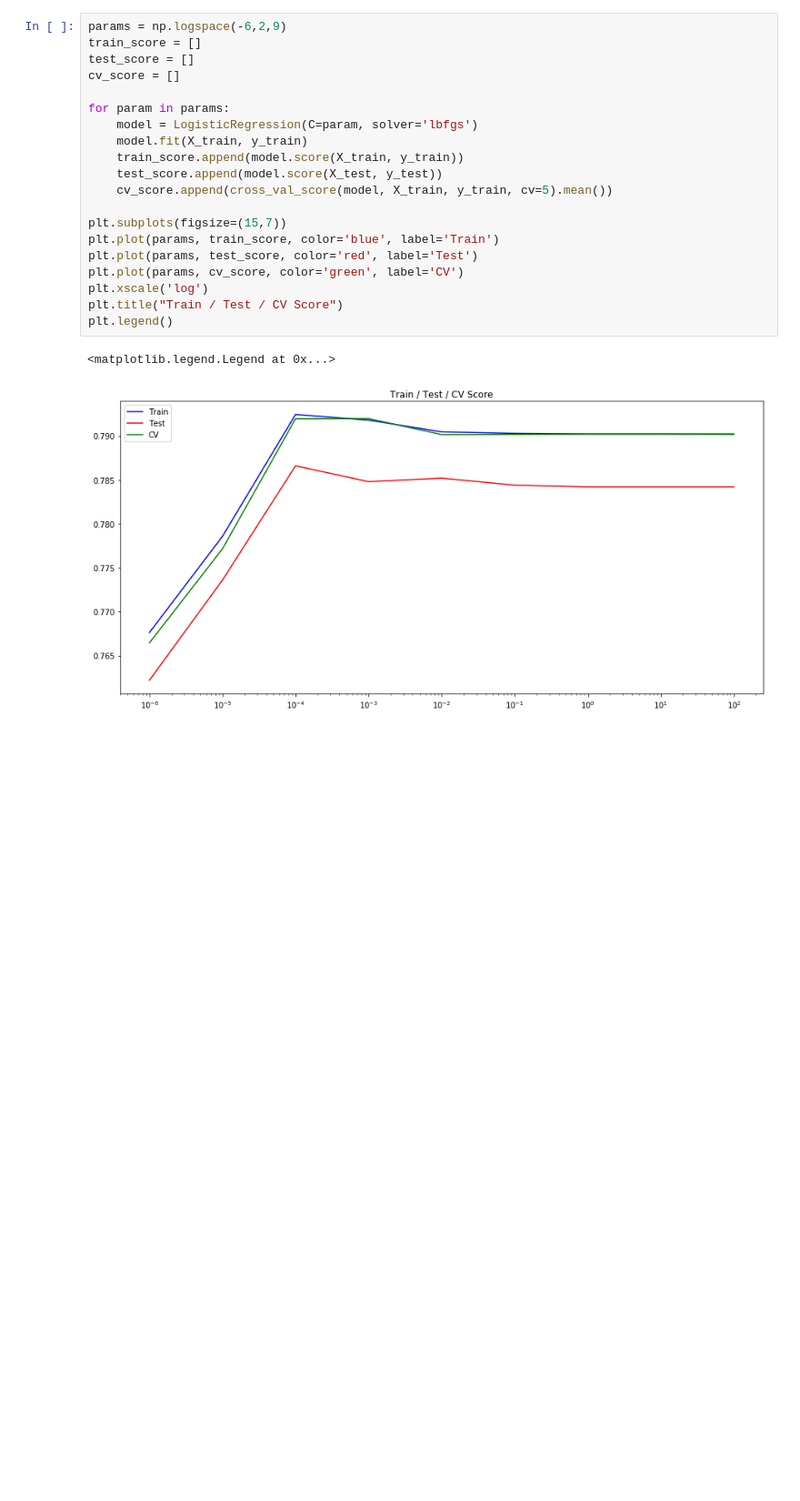
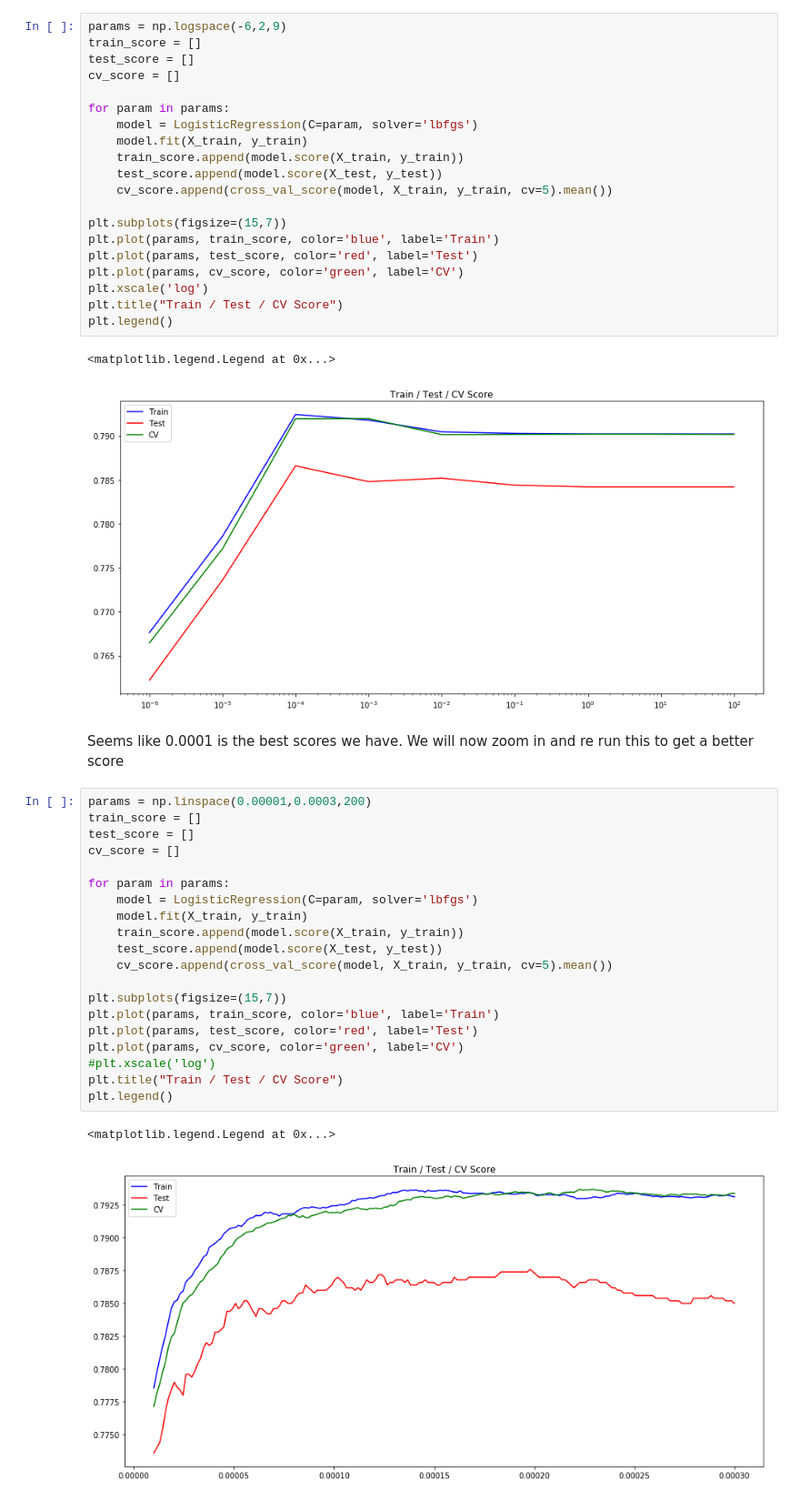
Before and after one commit to daguito81/Machine-Learning-Examples, a Jupyter notebook: Classification Example.ipynb, the cells around one changed output. Shown at 91% size. Cells and saved outputs as stored; diff of their text form; blank space fills up the shorter version.

```diff
--- a/Classification Example.ipynb
+++ b/Classification Example.ipynb
@@ -87,3 +90,28 @@ plt.legend()
 # %% [output]
 <matplotlib.legend.Legend at 0x...>
 [figure]
+# %% [markdown]
+Seems like 0.0001 is the best scores we have. We will now zoom in and re run this to get a better score
+# %%
+params = np.linspace(0.00001,0.0003,200)
+train_score = []
+test_score = []
+cv_score = []
+
+for param in params:
+    model = LogisticRegression(C=param, solver='lbfgs')
+    model.fit(X_train, y_train)
+    train_score.append(model.score(X_train, y_train))
+    test_score.append(model.score(X_test, y_test))
+    cv_score.append(cross_val_score(model, X_train, y_train, cv=5).mean())
+
+plt.subplots(figsize=(15,7))
+plt.plot(params, train_score, color='blue', label='Train')
+plt.plot(params, test_score, color='red', label='Test')
+plt.plot(params, cv_score, color='green', label='CV')
+#plt.xscale('log')
+plt.title("Train / Test / CV Score")
+plt.legend()
+# %% [output]
+<matplotlib.legend.Legend at 0x...>
+[figure, added]
```
Also changed, not shown: parts of 20 cells of this notebook.
